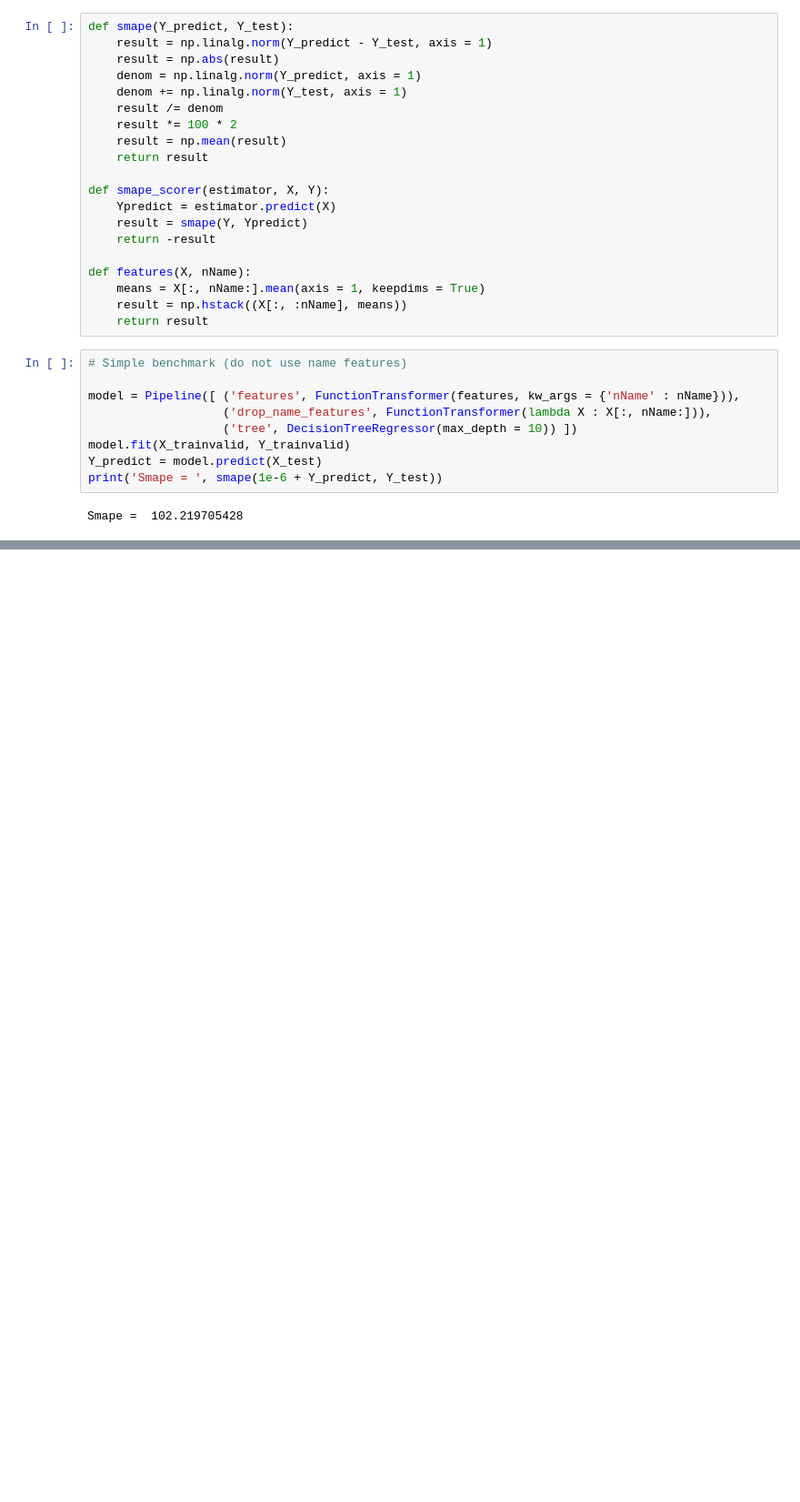
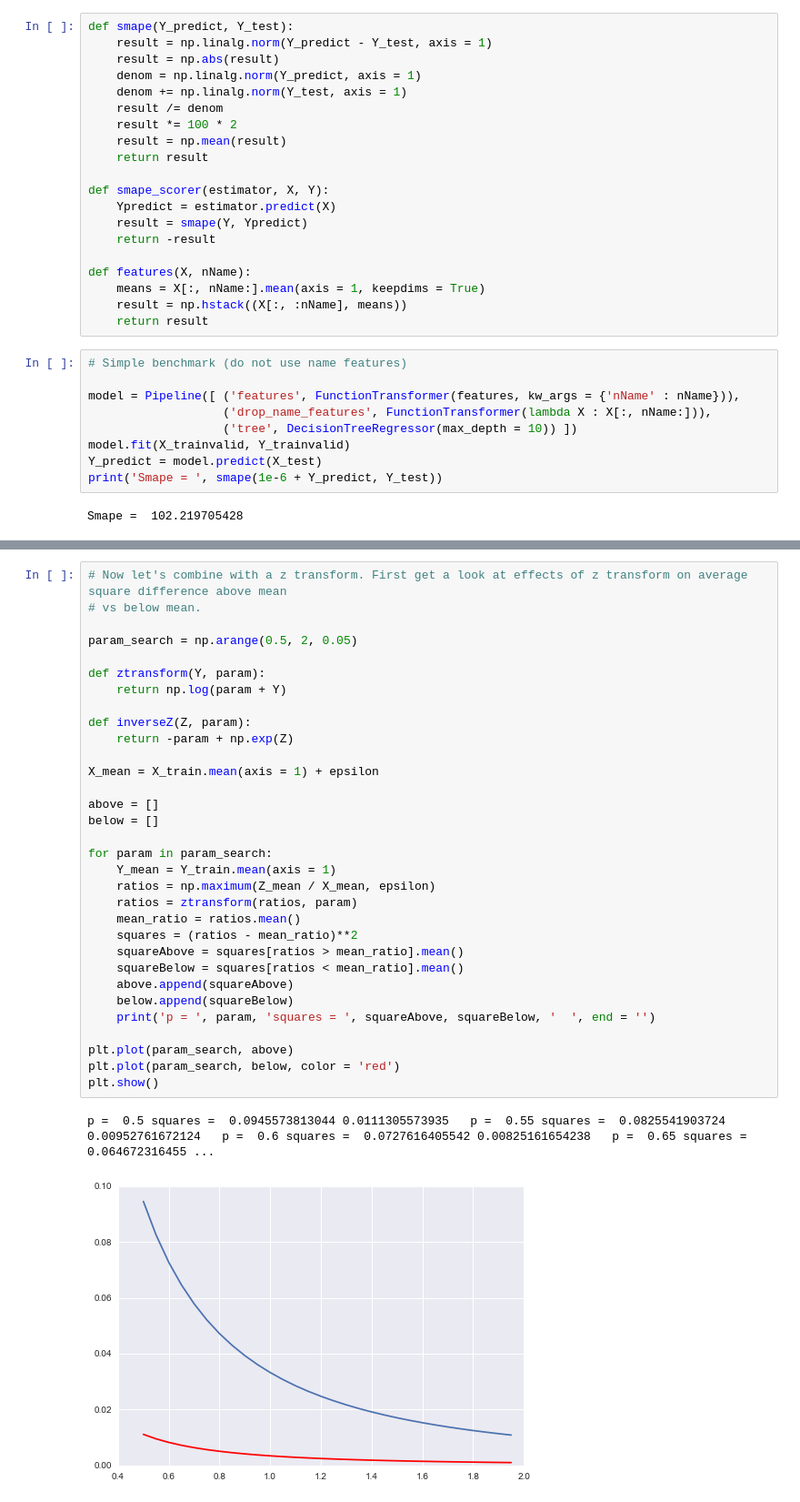
Before and after one commit to MatthewMcGonagle/KaggleWikiTraffic, a Jupyter notebook: NameExploration.ipynb, the cells around one changed output, grey strips where cells are left out. Shown: that part at 91% size. Saved outputs shown, nothing was run; the diff lists cells and outputs as text; blank space fills up the shorter version.

Commit message:
Added combination of transforms and simple models to try to improve estimate.

```diff
--- a/NameExploration.ipynb
+++ b/NameExploration.ipynb
@@ -522 +522,36 @@ depth =  28 smape =  101.691923681
 [figure]
+# %%
+# Now let's combine with a z transform. First get a look at effects of z transform on average square difference above mean
+# vs below mean.
+
+param_search = np.arange(0.5, 2, 0.05)
+
+def ztransform(Y, param):
+    return np.log(param + Y)
+
+def inverseZ(Z, param):
+    return -param + np.exp(Z)
+
+X_mean = X_train.mean(axis = 1) + epsilon
+
+above = []
+below = []
+
+for param in param_search:
+    Y_mean = Y_train.mean(axis = 1)
+    ratios = np.maximum(Z_mean / X_mean, epsilon)
+    ratios = ztransform(ratios, param)
+    mean_ratio = ratios.mean()
+    squares = (ratios - mean_ratio)**2
+    squareAbove = squares[ratios > mean_ratio].mean()
+    squareBelow = squares[ratios < mean_ratio].mean()
+    above.append(squareAbove)
+    below.append(squareBelow)
+    print('p = ', param, 'squares = ', squareAbove, squareBelow, '  ', end = '')
+
+plt.plot(param_search, above)
+plt.plot(param_search, below, color = 'red')
+plt.show()
+# %% [output]
+p =  0.5 squares =  0.0945573813044 0.0111305573935   p =  0.55 squares =  0.0825541903724 0.00952761672124   p =  0.6 squares =  0.0727616405542 0.00825161654238   p =  0.65 squares =  0.064672316455 ...
+[figure, added]
```
Also changed, not shown: parts of 6 cells of this notebook.
